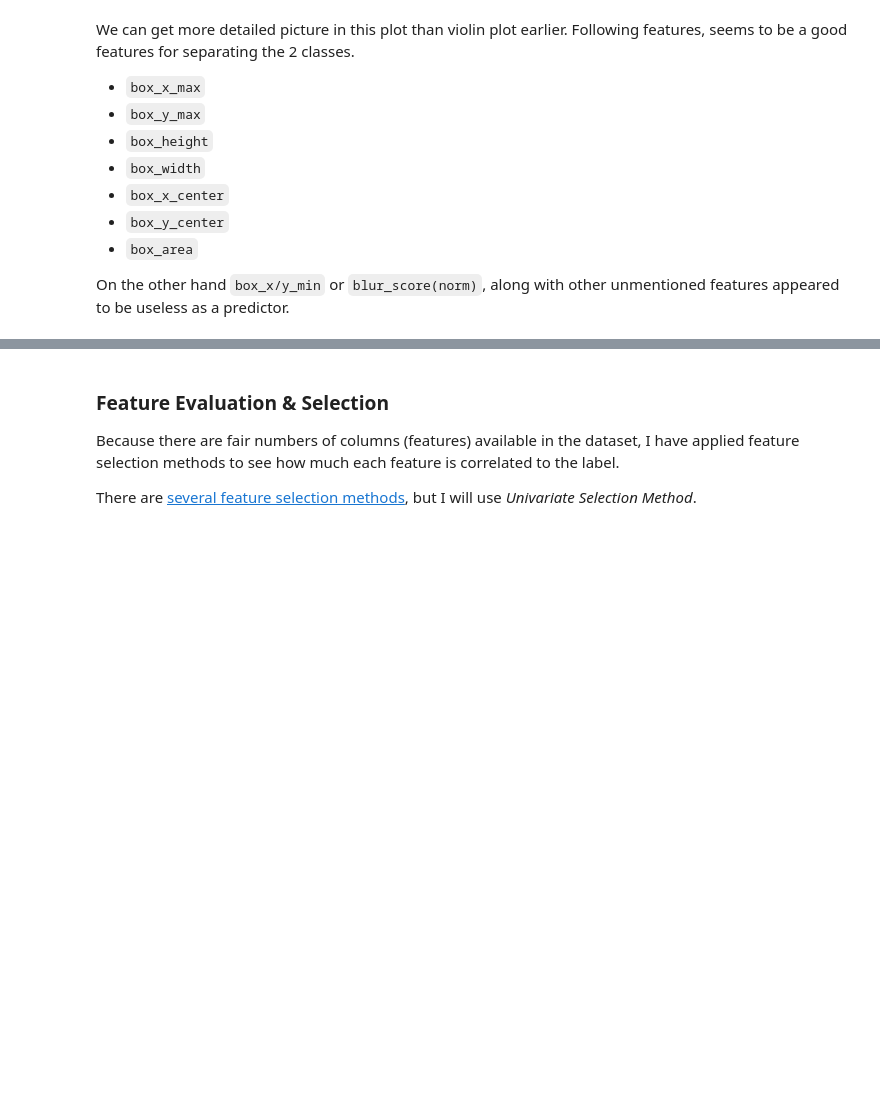
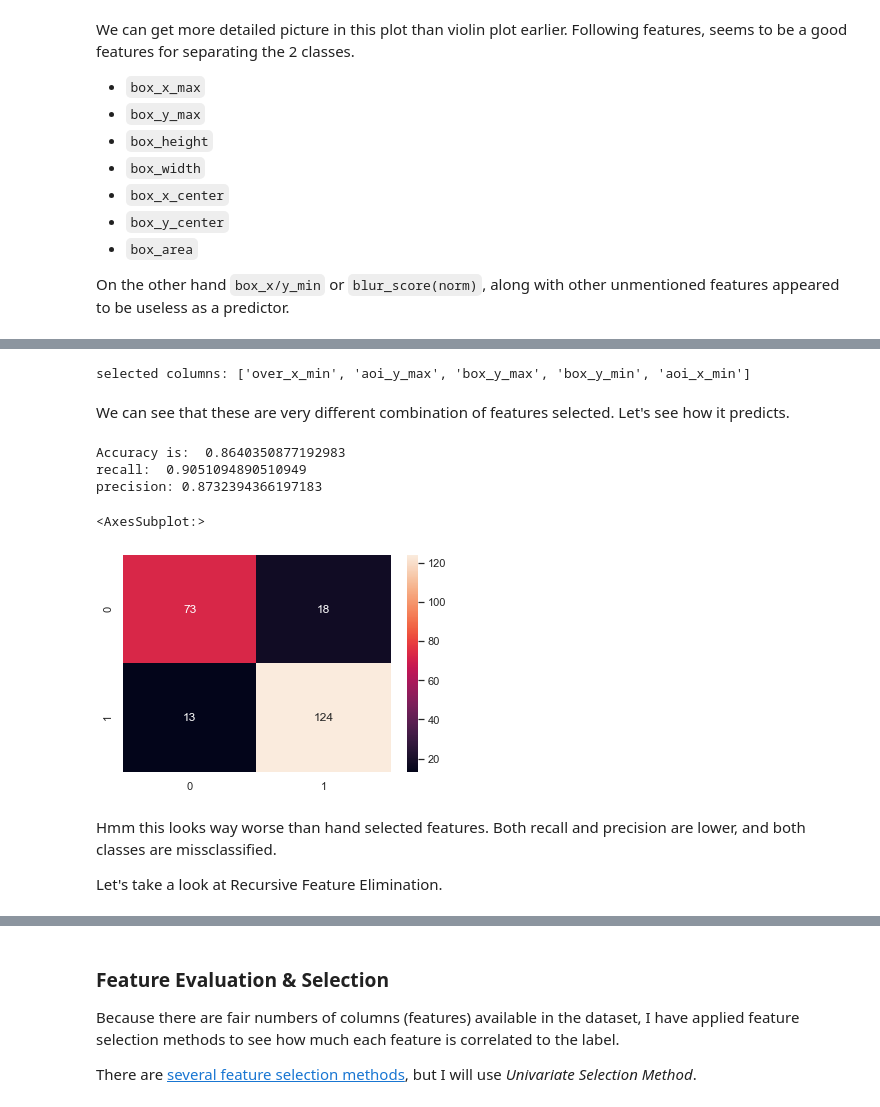
Before and after one commit to wtberry/opencv_motion_detection, a Jupyter notebook: analyze.ipynb, the cells around one changed output, grey strips where cells are left out. Saved outputs shown, nothing was run; the diff lists cells and outputs as text; code cells hidden in the pictures; blank space fills up the shorter version.

```diff
--- a/analyze.ipynb
+++ b/analyze.ipynb
@@ -420,0 +496,60 @@ It is time to investigate what features combinations makes the best predictor. W
+# %%
+from numpy import set_printoptions
+from sklearn.feature_selection import SelectKBest
+from sklearn.feature_selection import f_classif
+
+label_col = 'gate_incoming'
+
+data = x[plt_feature_cols]
+label = y[label_col]
+
+def univariate(X, y):
+    '''Given x and y data, perform univariate analysis and return dictionary of features name and its scores'''
+    test = SelectKBest(score_func=f_classif, k=5)
+    fit = test.fit(X, y)
+    # summarize scores
+    set_printoptions(precision=3)
+    feature_score_dict = {k:v for k, v in zip(feature_cols, fit.scores_)}
+    feature_scores = dict(sorted(feature_score_dict.items(), key=lambda item: item[1], reverse=True))
+    # summarize scores
+    print("selected columns:", list(feature_scores.keys())[:5])
+    set_printoptions(precision=3)
+    return fit
+
+# because of its nature, we'll run this couple times to take average score and decide which are
+# the most effective predictor
+select_feature = univariate(data, label)
+# %% [output]
+selected columns: ['over_x_min', 'aoi_y_max', 'box_y_max', 'box_y_min', 'aoi_x_min']
+# %% [markdown]
+We can see that these are very different combination of features selected.
+Let's see how it predicts.
+# %%
+x_train, x_test, y_train, y_test = train_test_split(data, label, test_size=0.3, random_state=42)
+
+x_train_uni = select_feature.transform(x_train)
+x_test_uni = select_feature.transform(x_test)
+
+
+#random forest classifier with n_estimators=10 (default)
+clf_svm = SVC()
+clr_svm = clf_svm.fit(x_train_uni,y_train)
+
+ac = accuracy_score(y_test,clf_svm.predict(x_test_uni))
+print('Accuracy is: ',ac)
+cm = confusion_matrix(y_test,clf_svm.predict(x_test_uni))
+recall = cm[1][1]/(cm[1][0]+cm[1][1])
+precision = cm[1][1]/(cm[0][1]+cm[1][1])
+print("recall: ", recall)
+print("precision:", precision)
+sns.heatmap(cm,annot=True,fmt="d")
+# %% [output]
+Accuracy is:  0.8640350877192983
+recall:  0.9051094890510949
+precision: 0.8732394366197183
+<AxesSubplot:>
+[figure, added]
+# %% [markdown]
+Hmm this looks way worse than hand selected features. Both recall and precision are lower, and both classes are missclassified.
+
+Let's take a look at Recursive Feature Elimination.
```
Also changed, not shown: parts of 23 cells of this notebook, 1 other file.
